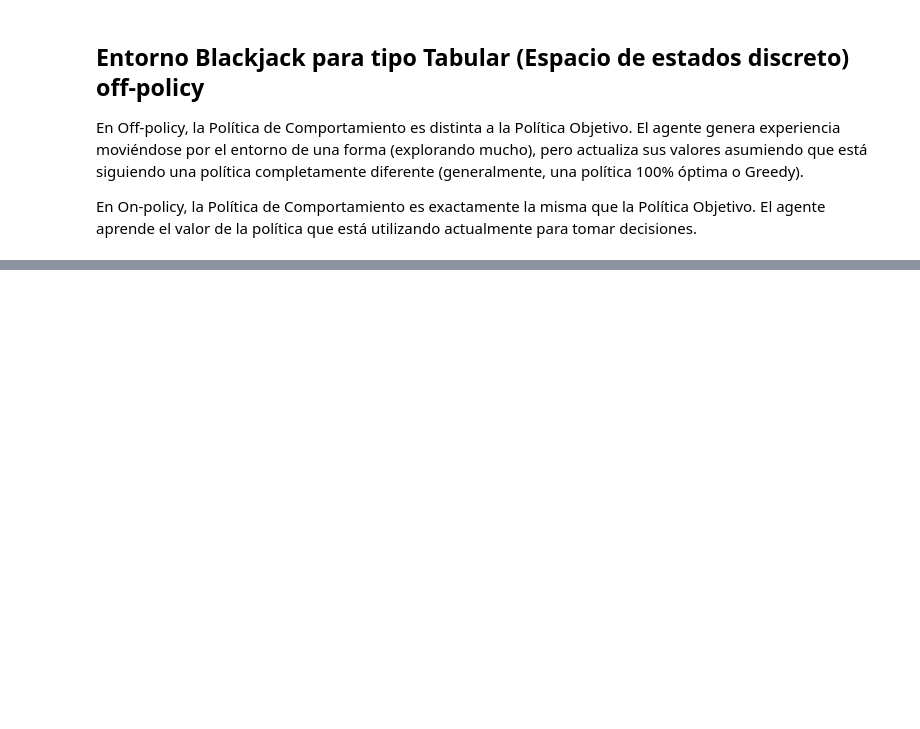
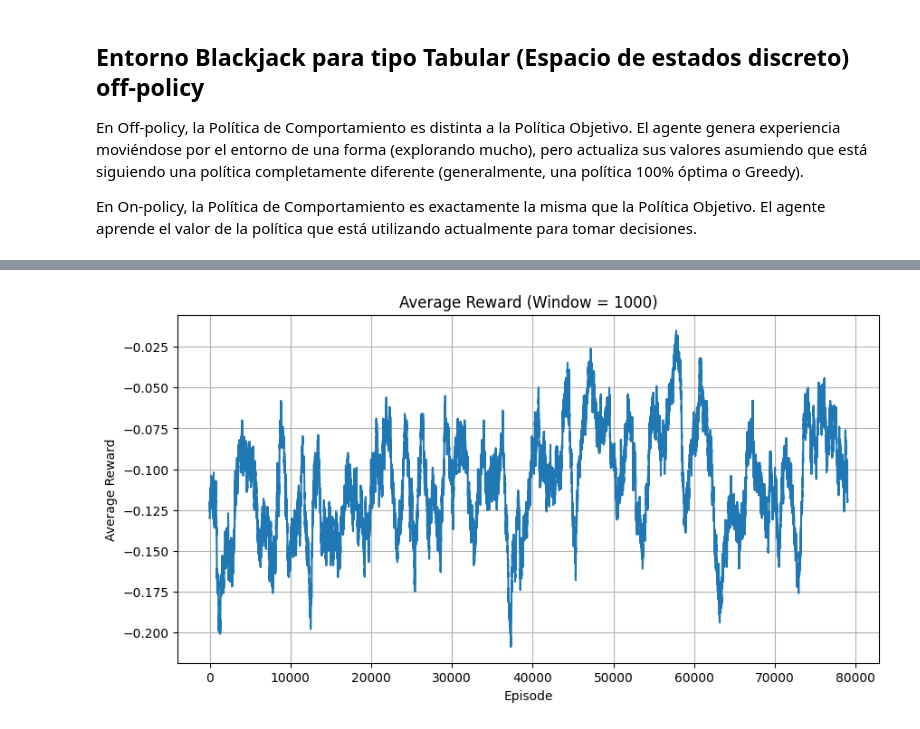
Before and after one commit to kikaymusic/EscuderoRodriguezSanchez, a Jupyter notebook: Entornos_Complejos/notebook_tabular.ipynb, the cells around one changed output, grey strips where cells are left out. Cells and saved outputs as stored; diff of their text form; code cells hidden in the pictures; blank space fills up the shorter version.

Commit message:
feat: añadido utils, plots y pipeline de montecarlo blackjack

```diff
--- a/Entornos_Complejos/notebook_tabular.ipynb
+++ b/Entornos_Complejos/notebook_tabular.ipynb
@@ -72,3 +74,38 @@ agent = AgentMonteCarlo(env, target_policy, behavior_policy)
 
 # Al iniciar el entrenamiento, le pasamos la semilla al entorno
 state, info = env.reset(seed=SEMILLA)
+# %%
+from src.utils import ensure_state_in_q, q_to_v_and_policy
+
+N_EPISODES = 80_000
+MAX_STEPS = 1_000
+
+episode_returns = []
+episode_lengths = []
+
+for ep in range(N_EPISODES):
+    state, info = env.reset(seed=SEMILLA + ep)
+
+    done = False
+    total_reward = 0.0
+    steps = 0
+
+    while not done and steps < MAX_STEPS:
+        ensure_state_in_q(agent, state)
+
+        action = agent.get_action(state)
+        next_state, reward, terminated, truncated, info = env.step(action)
+        done = terminated or truncated
+
+        agent.update(state, action, reward, next_state, done)
+
+        state = next_state
+        total_reward += reward
+        steps += 1
+
+    episode_returns.append(total_reward)
+    episode_lengths.append(steps)
+
+    if (ep + 1) % 5000 == 0:
+        avg_last = float(np.mean(episode_returns[-5000:]))
+        print(f"Episode {ep+1}/{N_EPISODES} - avg_return_last_5000={avg_last:.4f}")
@@ -74,0 +129,12 @@ state, info = env.reset(seed=SEMILLA)
+# %%
+from src.plots import (
+    plot_blackjack_values,
+    plot_policy,
+    plot_q_heatmap,
+    plot_rewards
+)
+
+# 1) Reward trend (moving average)
+plot_rewards(episode_returns, window=1000)
+# %% [output]
+[figure, added]
```
Also changed, not shown: parts of 12 cells of this notebook, 7 other files.
